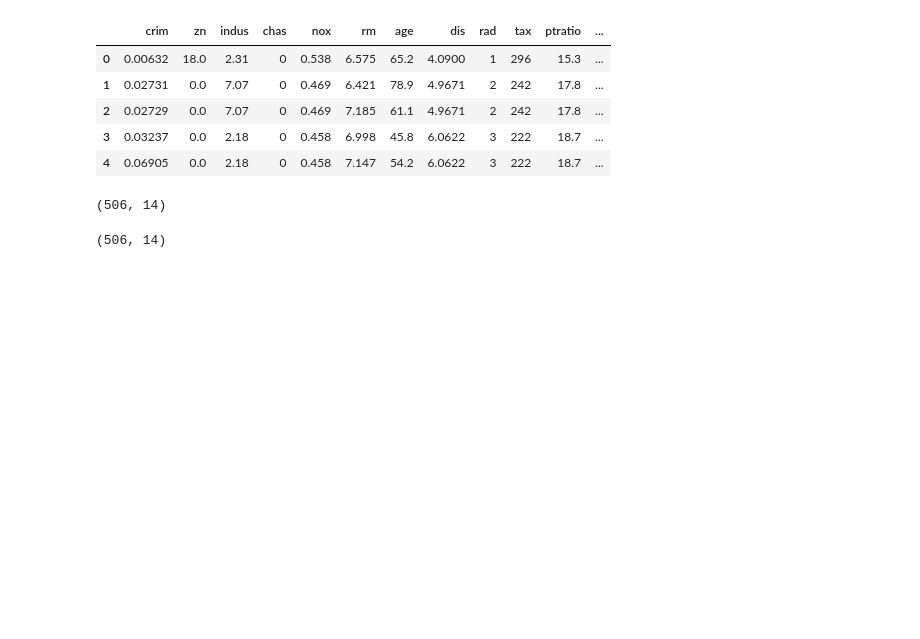
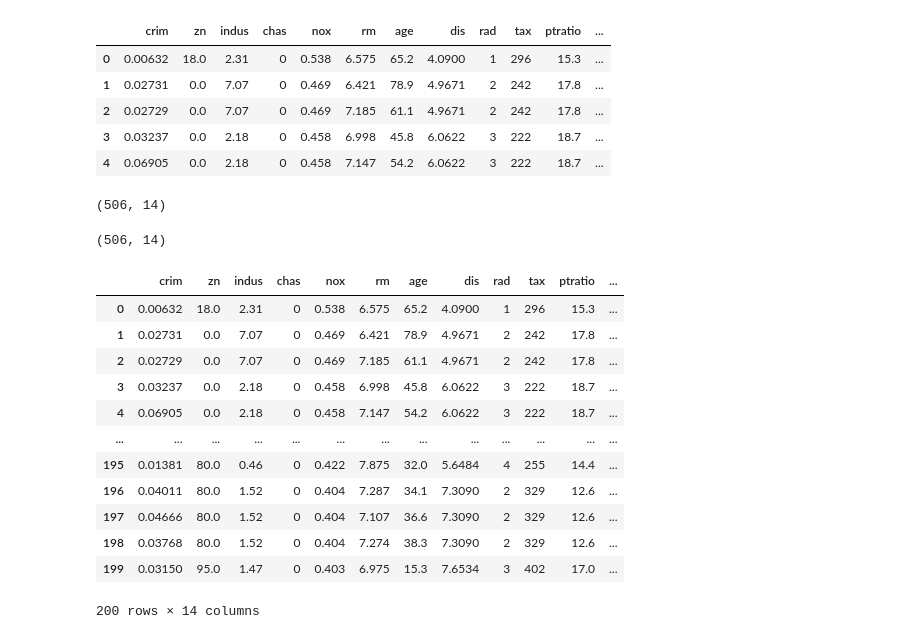
Before and after one commit to AbdulQadir0211/US_Visa_approval_prediction_MLops, a Jupyter notebook: notebook/data_drift_with_evidently.ipynb, the cells around one changed output. Cells and saved outputs as stored; diff of their text form; code cells hidden in the pictures; blank space fills up the shorter version.

Commit message:
data validation added

```diff
--- a/notebook/data_drift_with_evidently.ipynb
+++ b/notebook/data_drift_with_evidently.ipynb
@@ -30,3 +30,19 @@ boston_data.shape
 boston_data.shape
 # %% [output]
 (506, 14)
+# %%
+boston_data[:200]  #train data
+# %% [output]
+|  | crim | zn | indus | chas | nox | rm | age | dis | rad | tax | ptratio | ... |
+| 0 | 0.00632 | 18.0 | 2.31 | 0 | 0.538 | 6.575 | 65.2 | 4.0900 | 1 | 296 | 15.3 | ... |
+| 1 | 0.02731 | 0.0 | 7.07 | 0 | 0.469 | 6.421 | 78.9 | 4.9671 | 2 | 242 | 17.8 | ... |
+| 2 | 0.02729 | 0.0 | 7.07 | 0 | 0.469 | 7.185 | 61.1 | 4.9671 | 2 | 242 | 17.8 | ... |
+| 3 | 0.03237 | 0.0 | 2.18 | 0 | 0.458 | 6.998 | 45.8 | 6.0622 | 3 | 222 | 18.7 | ... |
+| 4 | 0.06905 | 0.0 | 2.18 | 0 | 0.458 | 7.147 | 54.2 | 6.0622 | 3 | 222 | 18.7 | ... |
+| ... | ... | ... | ... | ... | ... | ... | ... | ... | ... | ... | ... | ... |
+| 195 | 0.01381 | 80.0 | 0.46 | 0 | 0.422 | 7.875 | 32.0 | 5.6484 | 4 | 255 | 14.4 | ... |
+| 196 | 0.04011 | 80.0 | 1.52 | 0 | 0.404 | 7.287 | 34.1 | 7.3090 | 2 | 329 | 12.6 | ... |
+| 197 | 0.04666 | 80.0 | 1.52 | 0 | 0.404 | 7.107 | 36.6 | 7.3090 | 2 | 329 | 12.6 | ... |
+| 198 | 0.03768 | 80.0 | 1.52 | 0 | 0.404 | 7.274 | 38.3 | 7.3090 | 2 | 329 | 12.6 | ... |
+| 199 | 0.03150 | 95.0 | 1.47 | 0 | 0.403 | 6.975 | 15.3 | 7.6534 | 3 | 402 | 17.0 | ... |
+200 rows × 14 columns
```
Also changed, not shown: parts of 5 cells of this notebook, 2 other files.
